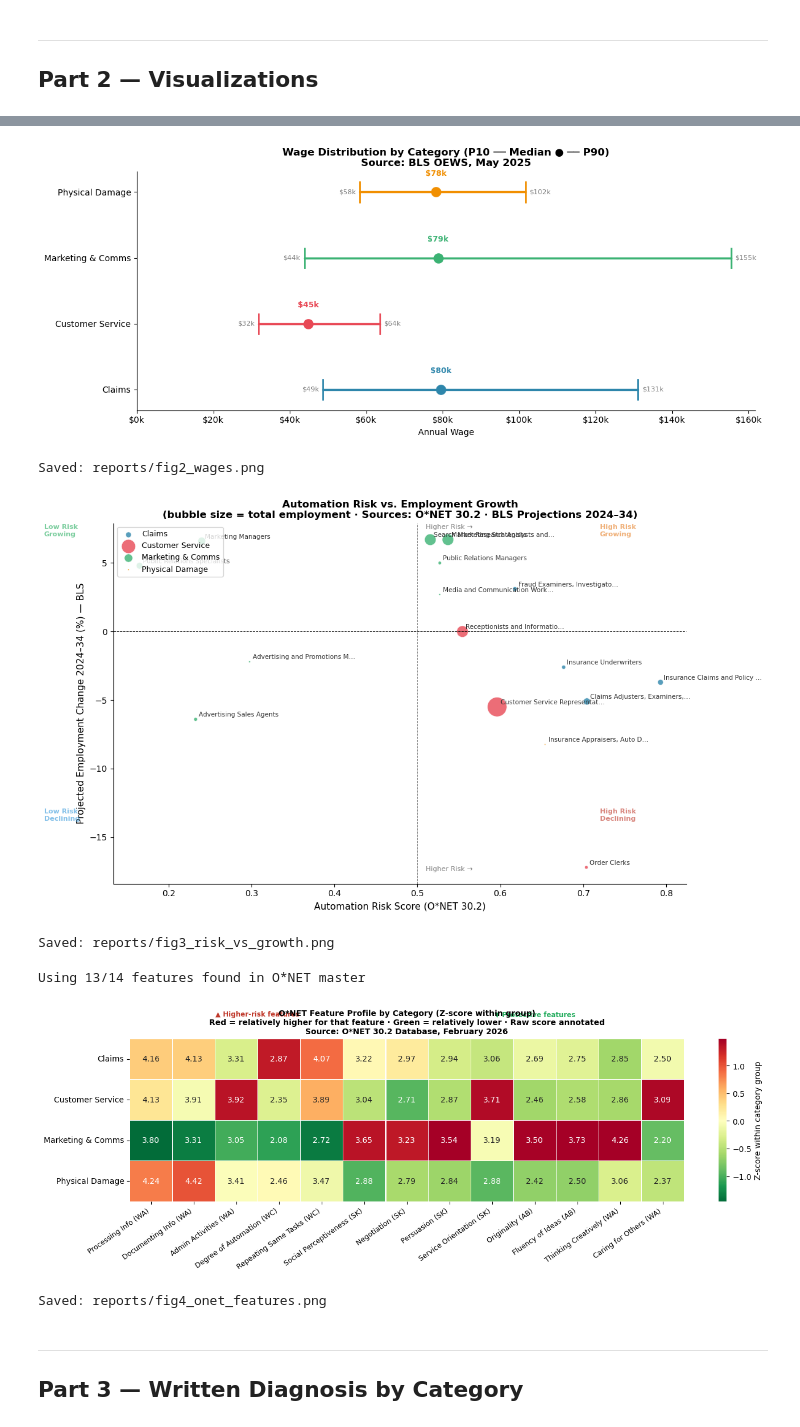
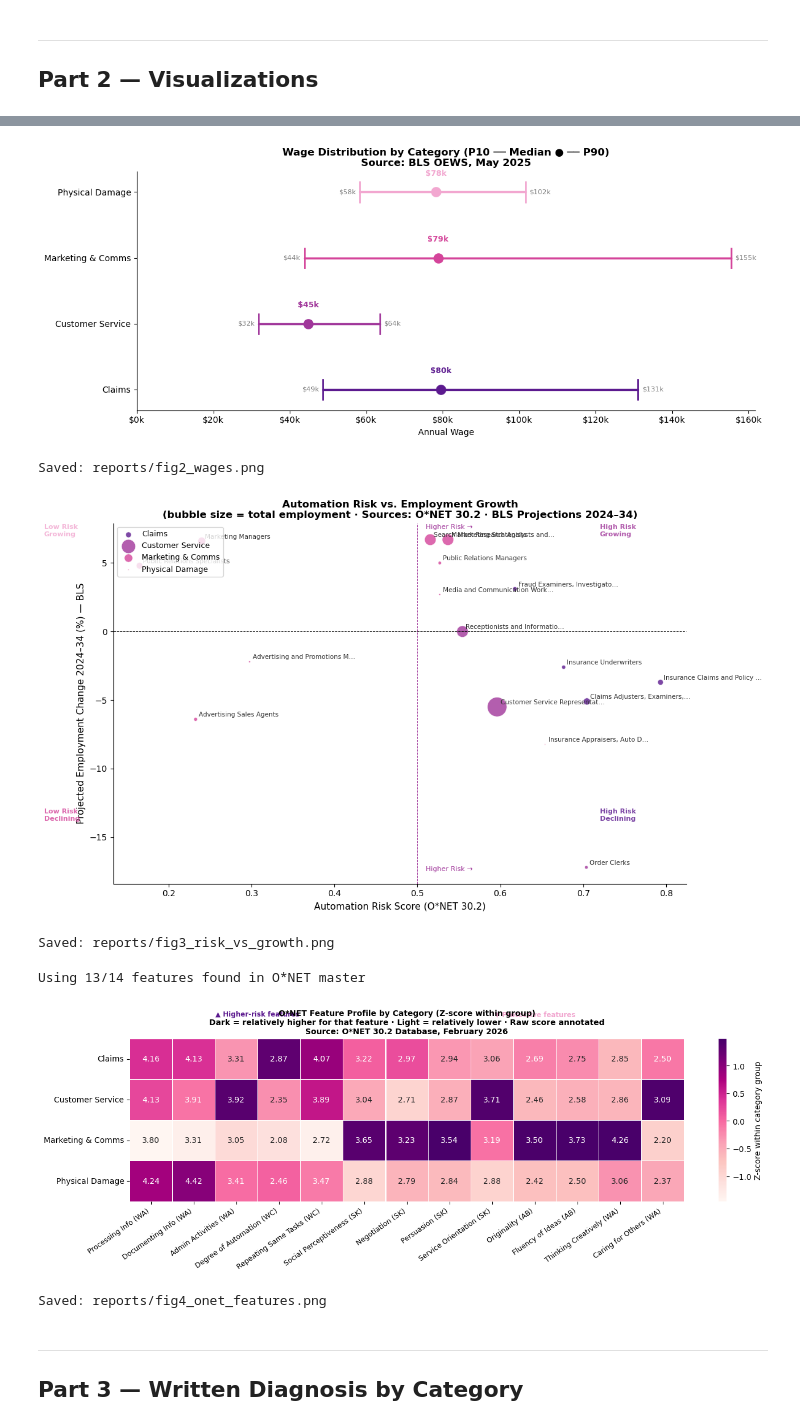
Before and after one commit to Groxietop/operations-roles-analysis, a Jupyter notebook: notebooks/03_analysis.ipynb, the cells around one changed output, grey strips where cells are left out. Saved outputs shown, nothing was run; the diff lists cells and outputs as text; code cells hidden in the pictures.

Commit message:
Update all visualization colors to purple/pink palette

```diff
--- a/notebooks/03_analysis.ipynb
+++ b/notebooks/03_analysis.ipynb
@@ -15,7 +15,6 @@ REPORTS.mkdir(exist_ok=True)
 
 ops = pd.read_parquet(PROCESSED / 'ops_roles.parquet')
 
-# Consistent category ordering and colours
 CAT_ORDER = [
     'Claims Specialists & Telephone Claims Reps',
     'Customer Service Representatives',
@@ -29,10 +28,10 @@ CAT_SHORT = {
     'Physical Damage Adjusters':                  'Physical Damage',
 }
 PALETTE = {
-    'Claims Specialists & Telephone Claims Reps': '#2E86AB',
-    'Customer Service Representatives':           '#E84855',
-    'Marketing & Communications':                 '#3BB273',
-    'Physical Damage Adjusters':                  '#F18F01',
+    'Claims Specialists & Telephone Claims Reps': '#5C1A8F',   # deep violet
+    'Customer Service Representatives':           '#A0369A',   # medium purple
+    'Marketing & Communications':                 '#D4449A',   # raspberry pink
+    'Physical Damage Adjusters':                  '#F2A7D0',   # soft pink
 }
 ops['cat_short'] = ops['category'].map(CAT_SHORT)
 ops['color']     = ops['category'].map(PALETTE)
@@ -139,7 +138,7 @@ colors     = [PALETTE[c] for c in CAT_ORDER]
 ax = axes[0, 0]
 vals = [stats.loc[c, 'avg_automation'] for c in CAT_ORDER]
 bars = ax.barh(cats_short, vals, color=colors)
-ax.axvline(0.5, color='gray', linestyle='--', linewidth=0.8, label='Moderate threshold')
+ax.axvline(0.5, color='#A0369A', linestyle='--', linewidth=0.8, label='Moderate threshold')
 ax.set_xlabel('Avg Automation Risk (0–1)')
 ax.set_title('Automation Risk', fontweight='bold')
 for bar, v in zip(bars, vals):
@@ -150,7 +149,7 @@ ax.set_xlim(0, 1)
 # 1b — 10yr Employment Growth
 ax = axes[0, 1]
 vals = [stats.loc[c, 'avg_growth_pct'] for c in CAT_ORDER]
-bar_colors = ['#c0392b' if v < 0 else '#27ae60' for v in vals]
+bar_colors = ['#5C1A8F' if v < 0 else '#F2A7D0' for v in vals]
 bars = ax.barh(cats_short, vals, color=bar_colors)
 ax.axvline(0, color='black', linewidth=0.8)
 ax.set_xlabel('Avg Projected Employment Change (%)')
@@ -224,7 +223,7 @@ plt.savefig(REPORTS / 'fig2_wages.png', dpi=150, bbox_inches='tight')
 plt.show()
 print("Saved: reports/fig2_wages.png")
 # %% [output]
-[figure, old version]
+[figure, new version]
 Saved: reports/fig2_wages.png
 # %%
 # ── Fig 3: Role-level scatter — automation risk vs. 10yr growth ───────────────
@@ -244,19 +243,14 @@ for cat in CAT_ORDER:
                     fontsize=7.5, xytext=(4, 3), textcoords='offset points', color='#333')
 
 ax.axhline(0,   color='black', linewidth=0.7, linestyle='--')
-ax.axvline(0.5, color='gray',  linewidth=0.7, linestyle='--')
-ax.text(0.51, ax.get_ylim()[1] * 0.95, 'Higher Risk →', fontsize=8, color='gray')
-ax.text(0.51, ax.get_ylim()[0] * 0.95, 'Higher Risk →', fontsize=8, color='gray')
+ax.axvline(0.5, color='#A0369A', linewidth=0.7, linestyle='--')
+ax.text(0.51, ax.get_ylim()[1] * 0.95, 'Higher Risk →', fontsize=8, color='#A0369A')
+ax.text(0.51, ax.get_ylim()[0] * 0.95, 'Higher Risk →', fontsize=8, color='#A0369A')
 
-# Quadrant labels
-ax.text(0.05, ax.get_ylim()[1] * 0.88, 'Low Risk\nGrowing', fontsize=8,
-        color='#27ae60', alpha=0.6, fontweight='bold')
-ax.text(0.72, ax.get_ylim()[1] * 0.88, 'High Risk\nGrowing', fontsize=8,
-        color='#e67e22', alpha=0.6, fontweight='bold')
-ax.text(0.05, ax.get_ylim()[0] * 0.75, 'Low Risk\nDeclining', fontsize=8,
-        color='#3498db', alpha=0.6, fontweight='bold')
-ax.text(0.72, ax.get_ylim()[0] * 0.75, 'High Risk\nDeclining', fontsize=8,
-        color='#c0392b', alpha=0.6, fontweight='bold')
+ax.text(0.05, ax.get_ylim()[1] * 0.88, 'Low Risk\nGrowing',   fontsize=8, color='#F2A7D0', alpha=0.8, fontweight='bold')
+ax.text(0.72, ax.get_ylim()[1] * 0.88, 'High Risk\nGrowing',  fontsize=8, color='#A0369A', alpha=0.8, fontweight='bold')
+ax.text(0.05, ax.get_ylim()[0] * 0.75, 'Low Risk\nDeclining', fontsize=8, color='#D4449A', alpha=0.8, fontweight='bold')
+ax.text(0.72, ax.get_ylim()[0] * 0.75, 'High Risk\nDeclining',fontsize=8, color='#5C1A8F', alpha=0.8, fontweight='bold')
 
 ax.set_xlabel('Automation Risk Score (O*NET 30.2)', fontsize=11)
 ax.set_ylabel('Projected Employment Change 2024–34 (%) — BLS', fontsize=11)
@@ -269,7 +263,7 @@ plt.savefig(REPORTS / 'fig3_risk_vs_growth.png', dpi=150, bbox_inches='tight')
 plt.show()
 print("Saved: reports/fig3_risk_vs_growth.png")
 # %% [output]
-[figure, old version]
+[figure, new version]
 Saved: reports/fig3_risk_vs_growth.png
 # %%
 # ── Fig 4: O*NET feature heatmap — what drives automation risk per category ───
@@ -290,7 +284,6 @@ feature_map = {
     'Caring for Others (WA)':        'work_activity__Assisting and Caring for Others__IM',
 }
 
-# Load full O*NET master (has all feature columns) and merge needed cols into ops
 onet_full    = pd.read_parquet(PROCESSED / 'onet_master.parquet')
 feature_cols = [v for v in feature_map.values() if v in onet_full.columns]
 ops_feat     = ops.merge(onet_full[['soc_code'] + feature_cols], on='soc_code', how='left')
@@ -304,40 +297,39 @@ for cat in CAT_ORDER:
     row = {k: sub[v].mean() for k, v in valid_features.items()}
     heatmap_data.append(row)
 
 heat_df = pd.DataFrame(heatmap_data, index=[CAT_SHORT[c] for c in CAT_ORDER])
 
-# Z-score relative to this subset only (all 4 categories together)
 all_means = heat_df.mean()
-all_stds  = heat_df.std().replace(0, 1)   # avoid div-by-zero on constant cols
+all_stds  = heat_df.std().replace(0, 1)
 heat_z    = (heat_df - all_means) / all_stds
 
 fig, ax = plt.subplots(figsize=(14, 5))
 sns.heatmap(
     heat_z, annot=heat_df.round(2), fmt='.2f',
-    cmap='RdYlGn_r', center=0, linewidths=0.5,
+    cmap='RdPu', center=0, linewidths=0.5,
     ax=ax, cbar_kws={'label': 'Z-score within category group'}
 )
 
 n_high = 6
 ax.axvline(n_high, color='white', linewidth=2)
-ax.text(n_high / 2,          -0.55, '▲ Higher-risk features', ha='center', fontsize=8.5, color='#c0392b', fontweight='bold')
-ax.text(n_high + (len(valid_features) - n_high) / 2, -0.55, '▼ Protective features',  ha='center', fontsize=8.5, color='#27ae60', fontweight='bold')
+ax.text(n_high / 2,          -0.55, '▲ Higher-risk features', ha='center', fontsize=8.5, color='#5C1A8F', fontweight='bold')
+ax.text(n_high + (len(valid_features) - n_high) / 2, -0.55, '▼ Protective features', ha='center', fontsize=8.5, color='#F2A7D0', fontweight='bold')
 
 ax.set_title('O*NET Feature Profile by Category (Z-score within group)\n'
-             'Red = relatively higher for that feature · Green = relatively lower · Raw score annotated\n'
+             'Dark = relatively higher for that feature · Light = relatively lower · Raw score annotated\n'
              'Source: O*NET 30.2 Database, February 2026',
              fontsize=10, fontweight='bold')
 ax.set_ylabel('')
 ax.set_xticklabels(ax.get_xticklabels(), rotation=35, ha='right', fontsize=9)
 ax.set_yticklabels(ax.get_yticklabels(), rotation=0)
 
 plt.tight_layout()
 plt.savefig(REPORTS / 'fig4_onet_features.png', dpi=150, bbox_inches='tight')
 plt.show()
 print("Saved: reports/fig4_onet_features.png")
 # %% [output]
 Using 13/14 features found in O*NET master
-[figure, old version]
+[figure, new version]
 Saved: reports/fig4_onet_features.png
 # %% [markdown]
 ---
```
Also changed, not shown: parts of 1 cell of this notebook, 4 other files.
